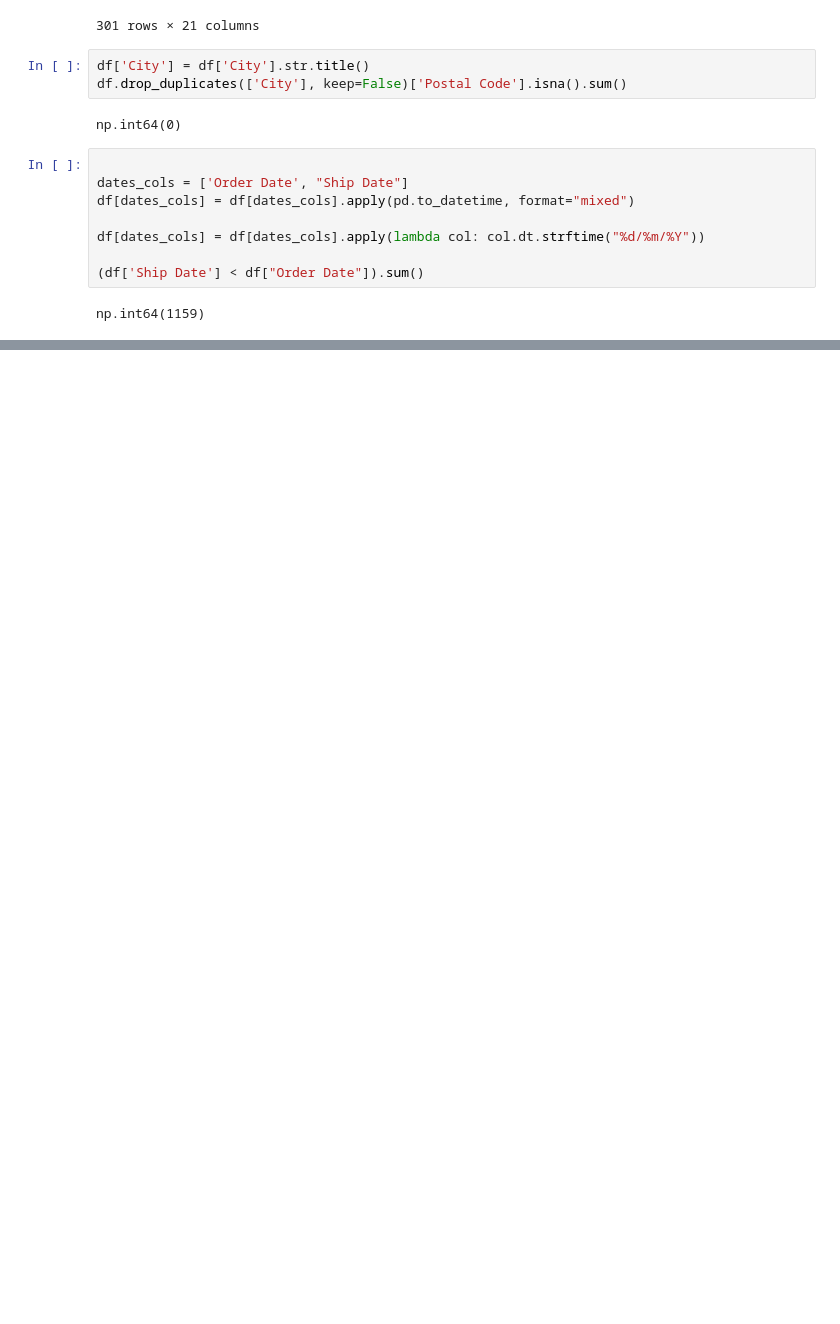
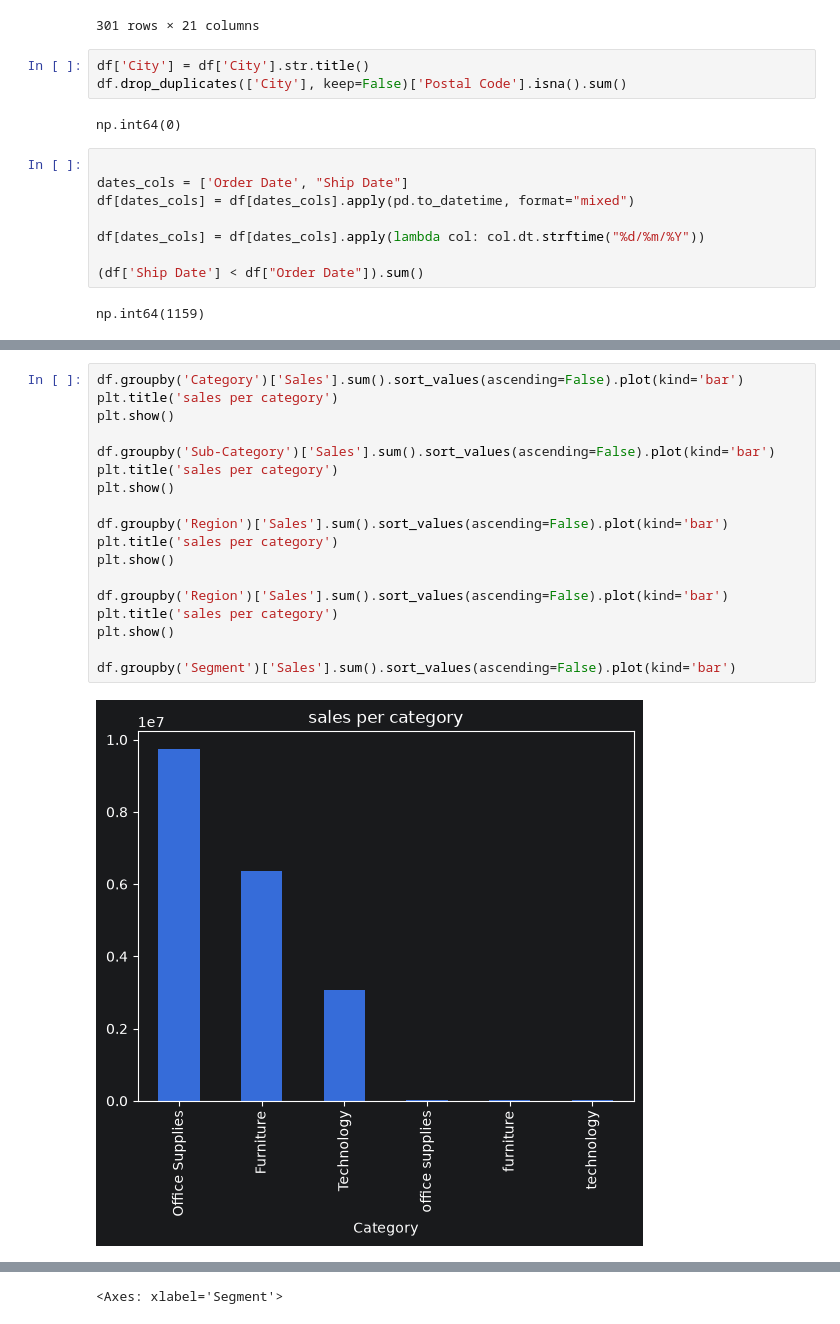
Before and after one commit to MohammedBentalb/DataStore360, a Jupyter notebook: notebook/01_eda.ipynb, the cells around one changed output, grey strips where cells are left out. Cells and saved outputs as stored; diff of their text form; blank space fills up the shorter version.

Commit message:
feat: exploring data's integrity and distribution, using charts

```diff
--- a/notebook/01_eda.ipynb
+++ b/notebook/01_eda.ipynb
@@ -140,0 +184,20 @@ plt.ylim(0, 200)
+# %%
+df.groupby('Category')['Sales'].sum().sort_values(ascending=False).plot(kind='bar')
+plt.title('sales per category')
+plt.show()
+
+df.groupby('Sub-Category')['Sales'].sum().sort_values(ascending=False).plot(kind='bar')
+plt.title('sales per category')
+plt.show()
+
+df.groupby('Region')['Sales'].sum().sort_values(ascending=False).plot(kind='bar')
+plt.title('sales per category')
+plt.show()
+
+df.groupby('Region')['Sales'].sum().sort_values(ascending=False).plot(kind='bar')
+plt.title('sales per category')
+plt.show()
+
+df.groupby('Segment')['Sales'].sum().sort_values(ascending=False).plot(kind='bar')
+# %% [output]
+[figure, added]
@@ -140,0 +207 @@ plt.ylim(0, 200)
+<Axes: xlabel='Segment'>
```
Also changed, not shown: parts of 9 cells of this notebook.
